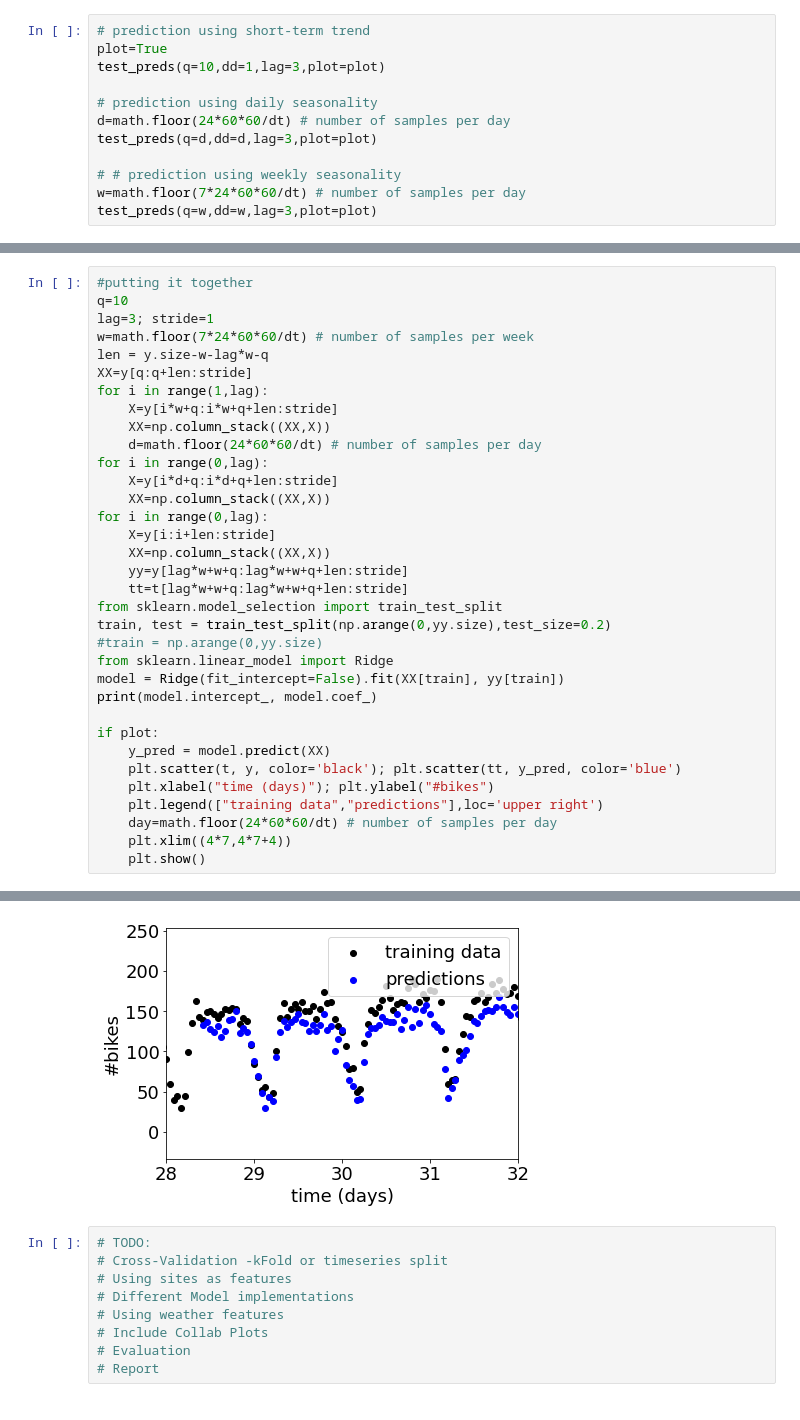
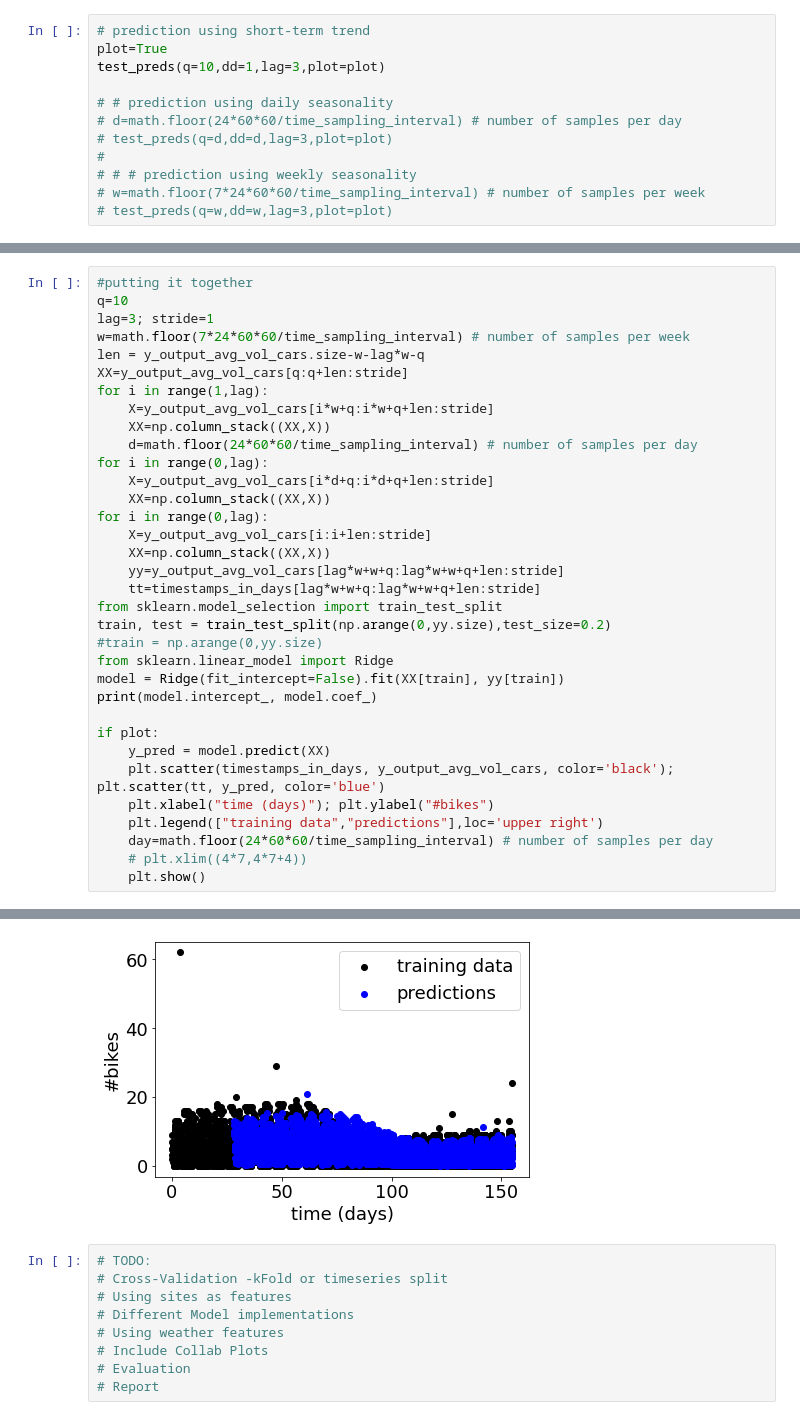
Before and after one commit to ashrivas99/traffic-prediction-dublin, a Jupyter notebook: timeSeriesFeatures.ipynb, the cells around one changed output, grey strips where cells are left out. Cells and saved outputs as stored; diff of their text form.

```diff
--- a/timeSeriesFeatures.ipynb
+++ b/timeSeriesFeatures.ipynb
@@ -105,11 +113,11 @@ def test_preds(q,dd,lag, plot):
 plot=True
 test_preds(q=10,dd=1,lag=3,plot=plot)
 
-# prediction using daily seasonality
-d=math.floor(24*60*60/dt) # number of samples per day
-test_preds(q=d,dd=d,lag=3,plot=plot)
-
-# # prediction using weekly seasonality
-w=math.floor(7*24*60*60/dt) # number of samples per day
-test_preds(q=w,dd=w,lag=3,plot=plot)
+# # prediction using daily seasonality
+# d=math.floor(24*60*60/time_sampling_interval) # number of samples per day
+# test_preds(q=d,dd=d,lag=3,plot=plot)
+#
+# # # prediction using weekly seasonality
+# w=math.floor(7*24*60*60/time_sampling_interval) # number of samples per week
+# test_preds(q=w,dd=w,lag=3,plot=plot)
 # %% [output]
@@ -123,21 +143,21 @@ test_preds(q=w,dd=w,lag=3,plot=plot)
 #putting it together
 q=10
 lag=3; stride=1
-w=math.floor(7*24*60*60/dt) # number of samples per week
-len = y.size-w-lag*w-q
-XX=y[q:q+len:stride]
+w=math.floor(7*24*60*60/time_sampling_interval) # number of samples per week
+len = y_output_avg_vol_cars.size-w-lag*w-q
+XX=y_output_avg_vol_cars[q:q+len:stride]
 for i in range(1,lag):
-    X=y[i*w+q:i*w+q+len:stride]
+    X=y_output_avg_vol_cars[i*w+q:i*w+q+len:stride]
     XX=np.column_stack((XX,X))
-    d=math.floor(24*60*60/dt) # number of samples per day
+    d=math.floor(24*60*60/time_sampling_interval) # number of samples per day
 for i in range(0,lag):
-    X=y[i*d+q:i*d+q+len:stride]
+    X=y_output_avg_vol_cars[i*d+q:i*d+q+len:stride]
     XX=np.column_stack((XX,X))
 for i in range(0,lag):
-    X=y[i:i+len:stride]
+    X=y_output_avg_vol_cars[i:i+len:stride]
     XX=np.column_stack((XX,X))
-    yy=y[lag*w+w+q:lag*w+w+q+len:stride]
-    tt=t[lag*w+w+q:lag*w+w+q+len:stride]
+    yy=y_output_avg_vol_cars[lag*w+w+q:lag*w+w+q+len:stride]
+    tt=timestamps_in_days[lag*w+w+q:lag*w+w+q+len:stride]
 from sklearn.model_selection import train_test_split
 train, test = train_test_split(np.arange(0,yy.size),test_size=0.2)
 #train = np.arange(0,yy.size)
@@ -147,10 +167,10 @@ print(model.intercept_, model.coef_)
 
 if plot:
     y_pred = model.predict(XX)
-    plt.scatter(t, y, color='black'); plt.scatter(tt, y_pred, color='blue')
+    plt.scatter(timestamps_in_days, y_output_avg_vol_cars, color='black'); plt.scatter(tt, y_pred, color='blue')
     plt.xlabel("time (days)"); plt.ylabel("#bikes")
     plt.legend(["training data","predictions"],loc='upper right')
-    day=math.floor(24*60*60/dt) # number of samples per day
-    plt.xlim((4*7,4*7+4))
+    day=math.floor(24*60*60/time_sampling_interval) # number of samples per day
+    # plt.xlim((4*7,4*7+4))
     plt.show()
 # %% [output]
@@ -160,4 +180,4 @@ if plot:
-[figure, old version]
+[figure, new version]
 # %%
 # TODO:
 # Cross-Validation -kFold or timeseries split
```
Also changed, not shown: parts of 10 cells of this notebook.
